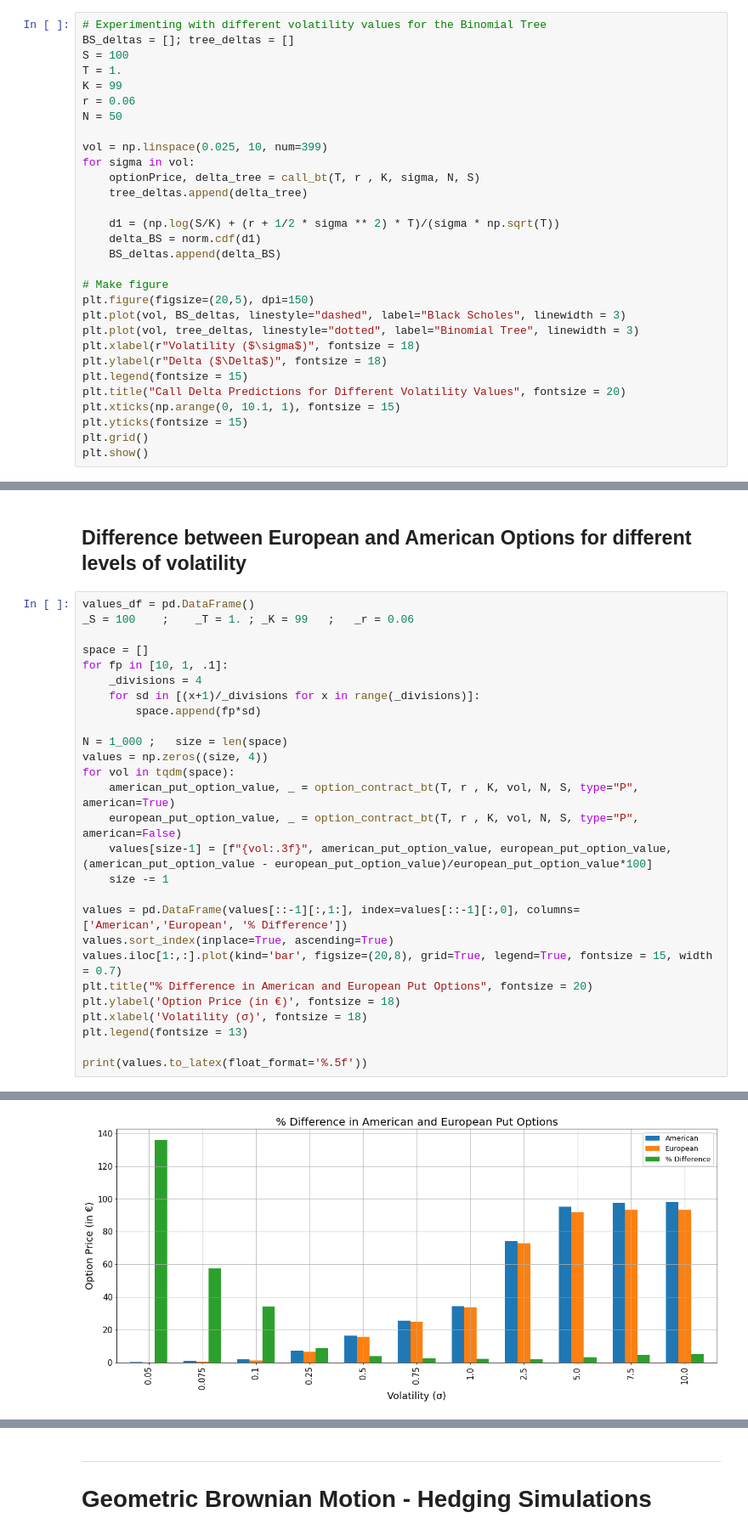
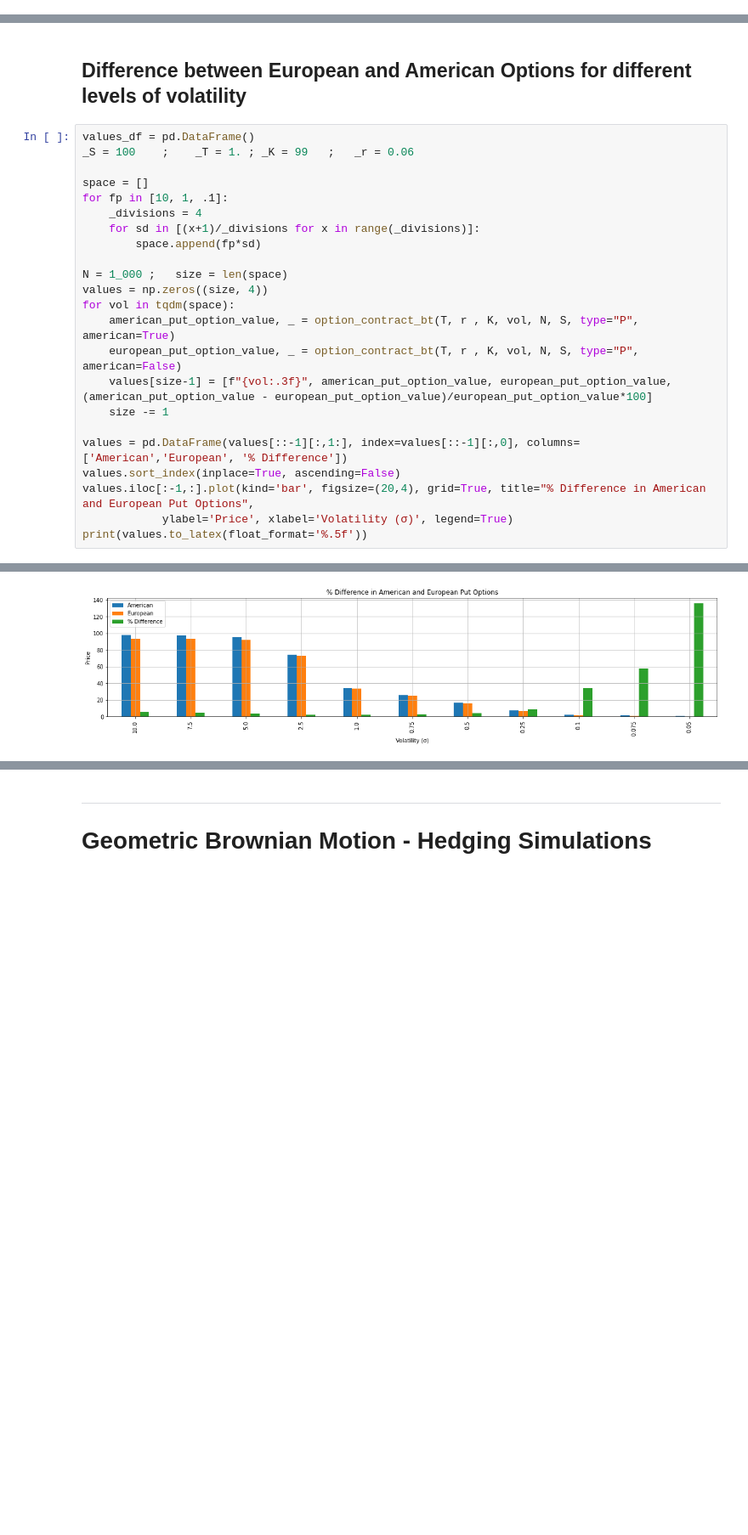
Before and after one commit to ithakis/UvA-Computational-Finance, a Jupyter notebook: Part 2.ipynb, the cells around one changed output, grey strips where cells are left out. Shown: that part at 85% size. Drawn from its saved outputs; the diff is of its cells as text; blank space fills up the shorter version.

```diff
--- a/Part 2.ipynb
+++ b/Part 2.ipynb
@@ -371,30 +367,0 @@ Text(0.5, 0, 'Volatility (σ)')
-# %%
-# Experimenting with different volatility values for the Binomial Tree
-BS_deltas = []; tree_deltas = []
-S = 100
-T = 1.
-K = 99
-r = 0.06
-N = 50
-
-vol = np.linspace(0.025, 10, num=399)
-for sigma in vol:
-    optionPrice, delta_tree = call_bt(T, r , K, sigma, N, S)
-    tree_deltas.append(delta_tree)
-
-    d1 = (np.log(S/K) + (r + 1/2 * sigma ** 2) * T)/(sigma * np.sqrt(T))
-    delta_BS = norm.cdf(d1)
-    BS_deltas.append(delta_BS)
-
-# Make figure
-plt.figure(figsize=(20,5), dpi=150)
-plt.plot(vol, BS_deltas, linestyle="dashed", label="Black Scholes", linewidth = 3)
-plt.plot(vol, tree_deltas, linestyle="dotted", label="Binomial Tree", linewidth = 3)
-plt.xlabel(r"Volatility ($\sigma$)", fontsize = 18)
-plt.ylabel(r"Delta ($\Delta$)", fontsize = 18)
-plt.legend(fontsize = 15)
-plt.title("Call Delta Predictions for Different Volatility Values", fontsize = 20)
-plt.xticks(np.arange(0, 10.1, 1), fontsize = 15)
-plt.yticks(fontsize = 15)
-plt.grid()
-plt.show()
@@ -483,13 +451,9 @@ for vol in tqdm(space):
     size -= 1
 
 values = pd.DataFrame(values[::-1][:,1:], index=values[::-1][:,0], columns=['American','European', '% Difference'])
-values.sort_index(inplace=True, ascending=True)
-values.iloc[1:,:].plot(kind='bar', figsize=(20,8), grid=True, legend=True, fontsize = 15, width = 0.7)
-plt.title("% Difference in American and European Put Options", fontsize = 20)
-plt.ylabel('Option Price (in €)', fontsize = 18)
-plt.xlabel('Volatility (σ)', fontsize = 18)
-plt.legend(fontsize = 13)
-
+values.sort_index(inplace=True, ascending=False)
+values.iloc[:-1,:].plot(kind='bar', figsize=(20,4), grid=True, title="% Difference in American and European Put Options",
+            ylabel='Price', xlabel='Volatility (σ)', legend=True)
 print(values.to_latex(float_format='%.5f'))
 # %% [output]
 \begin{tabular}{lrrr}
@@ -511,3 +475,3 @@ print(values.to_latex(float_format='%.5f'))
 \bottomrule
 \end{tabular}
-[figure, old version]
+[figure, new version]
```
Also changed, not shown: parts of 29 cells of this notebook, 1 other file.
